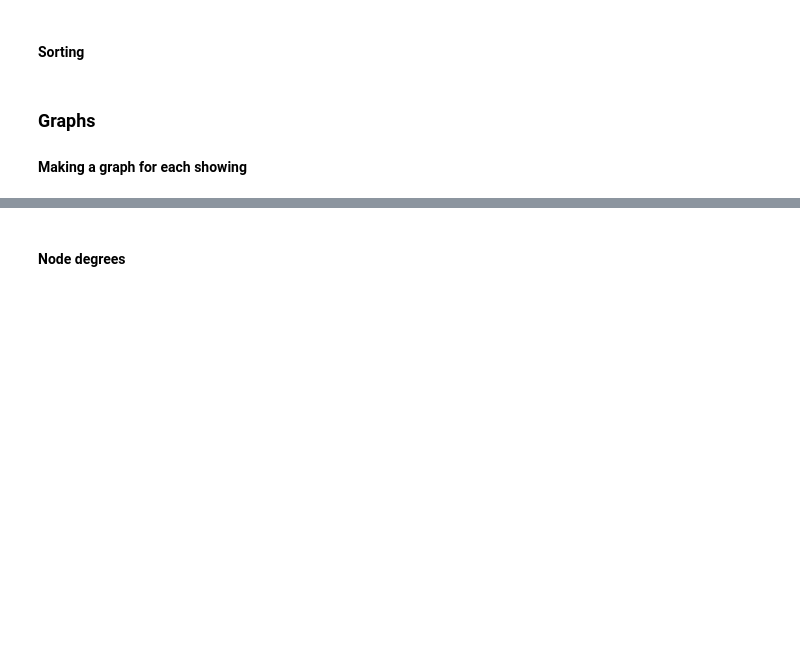
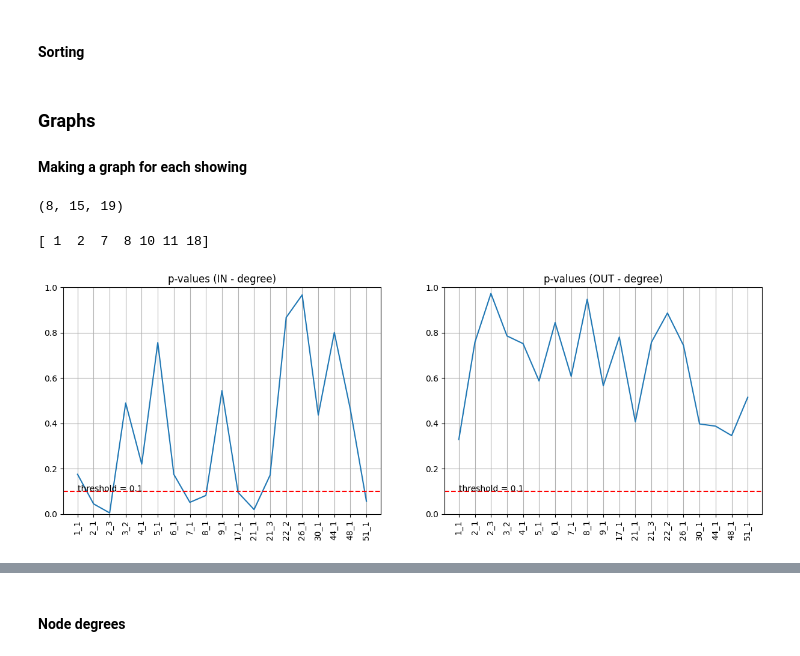
Before and after one commit to ta3map/MonkeyResearch, a Jupyter notebook: MonkeyResearch.ipynb, the cells around one changed output, grey strips where cells are left out. Drawn from its saved outputs; the diff is of its cells as text; code cells hidden in the pictures; blank space fills up the shorter version.

```diff
--- a/MonkeyResearch.ipynb
+++ b/MonkeyResearch.ipynb
@@ -203,0 +254,15 @@ plt.title('average Directionality Matrix of a 1st picture, ' + '1st category');
+# %%
+def Degrees(average_effect_D):
+    indeg_c = []
+    outdeg_c = []
+    for c in tqdm(range(categories)):
+        # make direction graph
+        indegree, outdegree, G = SpFun.degrSet(average_effect_D[c],True, True)
+        indeg_c.append(indegree)
+        outdeg_c.append(outdegree)
+    return np.array(indeg_c), np.array(outdeg_c)
+
+indeg, outdeg = Degrees(effect_D)
+np.shape(indeg)
+# %% [output]
+(8, 15, 19)
@@ -203,0 +298,53 @@ plt.title('average Directionality Matrix of a 1st picture, ' + '1st category');
+# %%
+chosen_types = [0,1,2,3,4,5,6,7]# all types for data_1 and data_2
+chosen_set_names = [set_names[i] for i in chosen_types];
+
+
+mode = 1
+# mode 0 - Bonferroni
+# mode 1 - alpha
+alpha = 0.1
+
+if mode == 0:
+    threshold = alpha/(chosen_neurons_number*stimuli_number)# Bonferroni
+    mode_text = 'Bonferroni'
+if mode == 1:
+    threshold = alpha
+    mode_text = 'p = '+str(alpha)
+
+correct_p_indeg = np.asarray(p_values_indeg) < threshold
+correct_p_indeg_indx = np.squeeze(np.asarray(np.where(correct_p_indeg)))
+mean_indeg = np.transpose(np.mean(indeg[chosen_types,:,:], 1))
+
+correct_p_outdeg = np.asarray(p_values_outdeg) < threshold
+correct_p_outdeg_indx = np.squeeze(np.asarray(np.where(correct_p_outdeg)))
+mean_outdeg = np.transpose(np.mean(outdeg[chosen_types,:,:], 1))
+
+common_neurons = np.union1d(correct_p_indeg_indx, correct_p_outdeg_indx)
+
+print(common_neurons)
+np.shape(indeg)
+
+def SubPlot(threshold, p_values, degree_type, chosen_neuron_names, chosen_neurons_number):
+    plt.plot(p_values)
+    plt.axhline(threshold, color='r', linestyle='--')
+    plt.title('p-values ('+ degree_type + ' - degree)')
+    plt.grid('on')
+    plt.xticks(range(chosen_neurons_number), chosen_neuron_names, rotation=90);
+    plt.text(0, threshold, 'threshold = ' + str(threshold))
+    plt.ylim([0, 1])
+    #plt.xlabel(['$'+chosen_neuron_names[i]+'$' for i in range(chosen_neurons_number)])
+
+fig = plt.figure(figsize = [15,5], dpi = 100)
+ax = fig.add_subplot(121)
+SubPlot(threshold, p_values_indeg, 'IN', chosen_neuron_names, chosen_neurons_number)
+ax = fig.add_subplot(122)
+SubPlot(threshold, p_values_outdeg, 'OUT', chosen_neuron_names, chosen_neurons_number)
+
+#%% save picture
+figure_title = 'pvalues (' + data_folder + ")"
+fname = main_folder + '/MonkeyResearch/' + figure_title + ' [Figure_degree_vs_type].png'
+plt.savefig(fname)
+# %% [output]
+[ 1  2  7  8 10 11 18]
+[figure, added]
```
Also changed, not shown: parts of 22 cells of this notebook.
